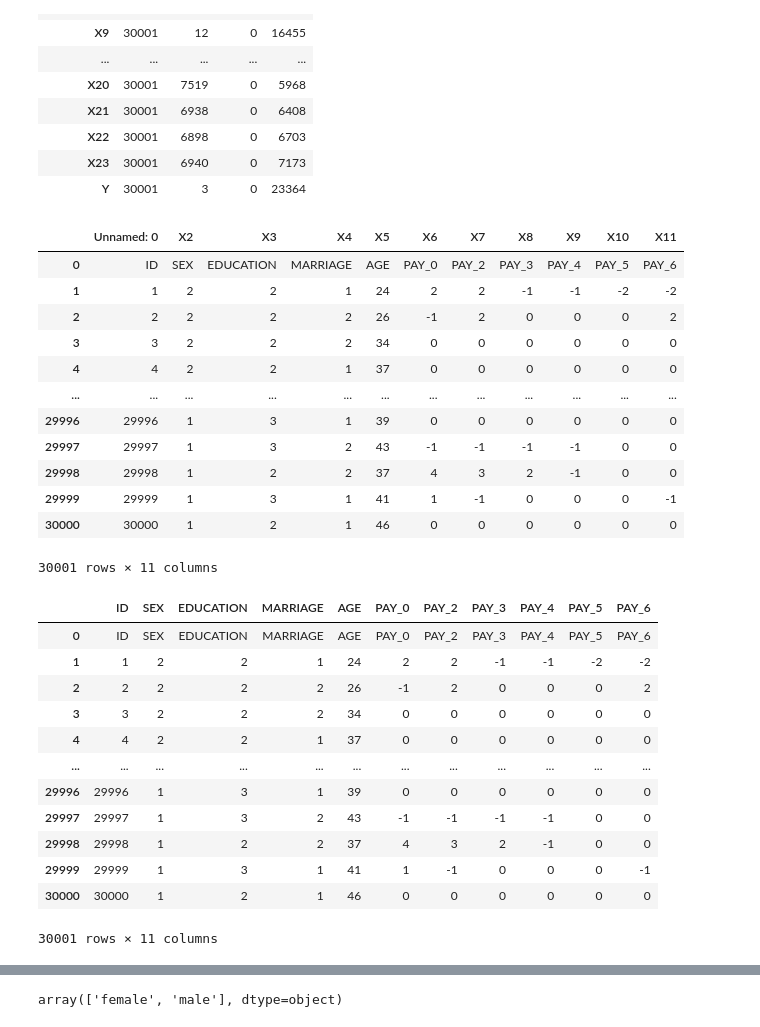
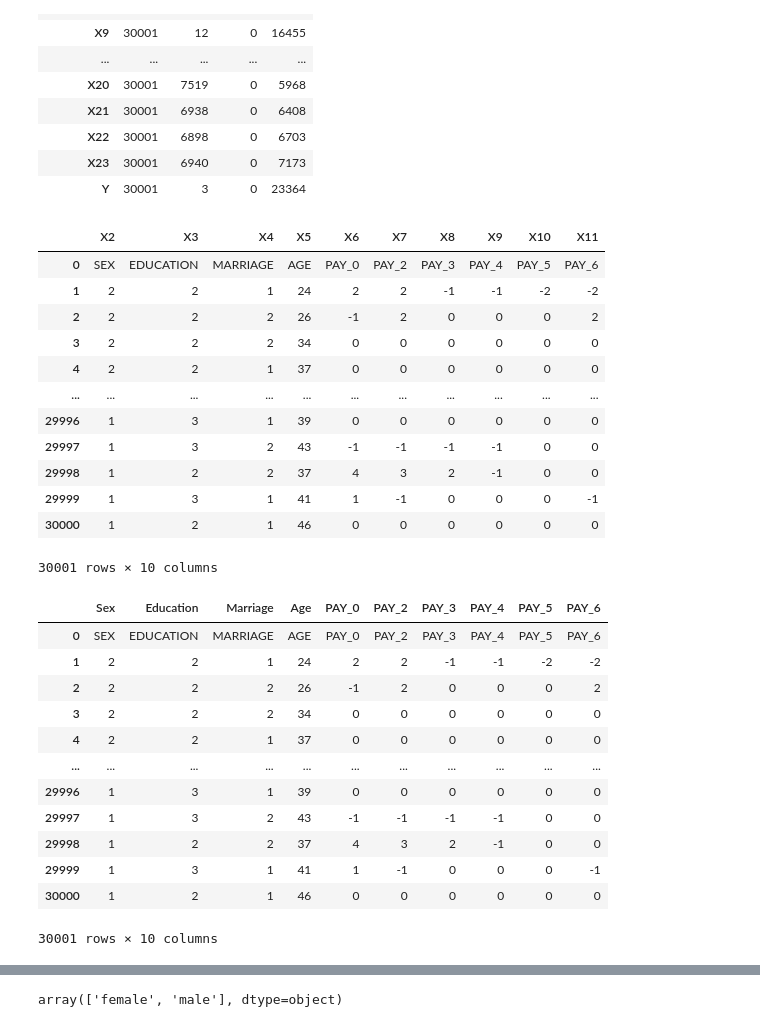
Before and after one commit to ubco-W2022T2-data301/project-group-group27, a Jupyter notebook: analysis/analysis_Remy.ipynb, the cells around one changed output, grey strips where cells are left out. Cells and saved outputs as stored; diff of their text form; code cells hidden in the pictures.

```diff
--- a/analysis/analysis_Remy.ipynb
+++ b/analysis/analysis_Remy.ipynb
@@ -95,40 +95,40 @@ df.describe().T
 | Y | 30001 | 3 | 0 | 23364 |
 # %%
 # Drop redudant variables
-df2=df.drop(['X1','X12','X13','X14','X15','X16','X17','X18','X19','X20','X21','X22','X23','Y'],axis=1)
+df2=df.drop(['Unnamed: 0','X1','X12','X13','X14','X15','X16','X17','X18','X19','X20','X21','X22','X23','Y'],axis=1)
 df2
 # %% [output]
-|  | Unnamed: 0 | X2 | X3 | X4 | X5 | X6 | X7 | X8 | X9 | X10 | X11 |
-| 0 | ID | SEX | EDUCATION | MARRIAGE | AGE | PAY_0 | PAY_2 | PAY_3 | PAY_4 | PAY_5 | PAY_6 |
-| 1 | 1 | 2 | 2 | 1 | 24 | 2 | 2 | -1 | -1 | -2 | -2 |
-| 2 | 2 | 2 | 2 | 2 | 26 | -1 | 2 | 0 | 0 | 0 | 2 |
-| 3 | 3 | 2 | 2 | 2 | 34 | 0 | 0 | 0 | 0 | 0 | 0 |
-| 4 | 4 | 2 | 2 | 1 | 37 | 0 | 0 | 0 | 0 | 0 | 0 |
-| ... | ... | ... | ... | ... | ... | ... | ... | ... | ... | ... | ... |
-| 29996 | 29996 | 1 | 3 | 1 | 39 | 0 | 0 | 0 | 0 | 0 | 0 |
-| 29997 | 29997 | 1 | 3 | 2 | 43 | -1 | -1 | -1 | -1 | 0 | 0 |
-| 29998 | 29998 | 1 | 2 | 2 | 37 | 4 | 3 | 2 | -1 | 0 | 0 |
-| 29999 | 29999 | 1 | 3 | 1 | 41 | 1 | -1 | 0 | 0 | 0 | -1 |
-| 30000 | 30000 | 1 | 2 | 1 | 46 | 0 | 0 | 0 | 0 | 0 | 0 |
+|  | X2 | X3 | X4 | X5 | X6 | X7 | X8 | X9 | X10 | X11 |
+| 0 | SEX | EDUCATION | MARRIAGE | AGE | PAY_0 | PAY_2 | PAY_3 | PAY_4 | PAY_5 | PAY_6 |
+| 1 | 2 | 2 | 1 | 24 | 2 | 2 | -1 | -1 | -2 | -2 |
+| 2 | 2 | 2 | 2 | 26 | -1 | 2 | 0 | 0 | 0 | 2 |
+| 3 | 2 | 2 | 2 | 34 | 0 | 0 | 0 | 0 | 0 | 0 |
+| 4 | 2 | 2 | 1 | 37 | 0 | 0 | 0 | 0 | 0 | 0 |
+| ... | ... | ... | ... | ... | ... | ... | ... | ... | ... | ... |
+| 29996 | 1 | 3 | 1 | 39 | 0 | 0 | 0 | 0 | 0 | 0 |
+| 29997 | 1 | 3 | 2 | 43 | -1 | -1 | -1 | -1 | 0 | 0 |
+| 29998 | 1 | 2 | 2 | 37 | 4 | 3 | 2 | -1 | 0 | 0 |
+| 29999 | 1 | 3 | 1 | 41 | 1 | -1 | 0 | 0 | 0 | -1 |
+| 30000 | 1 | 2 | 1 | 46 | 0 | 0 | 0 | 0 | 0 | 0 |
-30001 rows × 11 columns
+30001 rows × 10 columns
 # %%
 # Renaming the first index row to more reasonable name
-df3=df2.rename({'Unnamed: 0':'ID','X2':'SEX','X3':'EDUCATION','X4':'MARRIAGE','X5':'AGE','X6':'PAY_0','X7':'PAY_2','X8':'PAY_3','X9':'PAY_4','X10':'PAY_5','X11':'PAY_6',},axis='columns')
+df3=df2.rename({'X2':'Sex','X3':'Education','X4':'Marriage','X5':'Age','X6':'PAY_0','X7':'PAY_2','X8':'PAY_3','X9':'PAY_4','X10':'PAY_5','X11':'PAY_6',},axis='columns')
 df3
 # %% [output]
-|  | ID | SEX | EDUCATION | MARRIAGE | AGE | PAY_0 | PAY_2 | PAY_3 | PAY_4 | PAY_5 | PAY_6 |
-| 0 | ID | SEX | EDUCATION | MARRIAGE | AGE | PAY_0 | PAY_2 | PAY_3 | PAY_4 | PAY_5 | PAY_6 |
-| 1 | 1 | 2 | 2 | 1 | 24 | 2 | 2 | -1 | -1 | -2 | -2 |
-| 2 | 2 | 2 | 2 | 2 | 26 | -1 | 2 | 0 | 0 | 0 | 2 |
-| 3 | 3 | 2 | 2 | 2 | 34 | 0 | 0 | 0 | 0 | 0 | 0 |
-| 4 | 4 | 2 | 2 | 1 | 37 | 0 | 0 | 0 | 0 | 0 | 0 |
-| ... | ... | ... | ... | ... | ... | ... | ... | ... | ... | ... | ... |
-| 29996 | 29996 | 1 | 3 | 1 | 39 | 0 | 0 | 0 | 0 | 0 | 0 |
-| 29997 | 29997 | 1 | 3 | 2 | 43 | -1 | -1 | -1 | -1 | 0 | 0 |
-| 29998 | 29998 | 1 | 2 | 2 | 37 | 4 | 3 | 2 | -1 | 0 | 0 |
-| 29999 | 29999 | 1 | 3 | 1 | 41 | 1 | -1 | 0 | 0 | 0 | -1 |
-| 30000 | 30000 | 1 | 2 | 1 | 46 | 0 | 0 | 0 | 0 | 0 | 0 |
+|  | Sex | Education | Marriage | Age | PAY_0 | PAY_2 | PAY_3 | PAY_4 | PAY_5 | PAY_6 |
+| 0 | SEX | EDUCATION | MARRIAGE | AGE | PAY_0 | PAY_2 | PAY_3 | PAY_4 | PAY_5 | PAY_6 |
+| 1 | 2 | 2 | 1 | 24 | 2 | 2 | -1 | -1 | -2 | -2 |
+| 2 | 2 | 2 | 2 | 26 | -1 | 2 | 0 | 0 | 0 | 2 |
+| 3 | 2 | 2 | 2 | 34 | 0 | 0 | 0 | 0 | 0 | 0 |
+| 4 | 2 | 2 | 1 | 37 | 0 | 0 | 0 | 0 | 0 | 0 |
+| ... | ... | ... | ... | ... | ... | ... | ... | ... | ... | ... |
+| 29996 | 1 | 3 | 1 | 39 | 0 | 0 | 0 | 0 | 0 | 0 |
+| 29997 | 1 | 3 | 2 | 43 | -1 | -1 | -1 | -1 | 0 | 0 |
+| 29998 | 1 | 2 | 2 | 37 | 4 | 3 | 2 | -1 | 0 | 0 |
+| 29999 | 1 | 3 | 1 | 41 | 1 | -1 | 0 | 0 | 0 | -1 |
+| 30000 | 1 | 2 | 1 | 46 | 0 | 0 | 0 | 0 | 0 | 0 |
-30001 rows × 11 columns
+30001 rows × 10 columns
 # %%
 # Drop the duplicate column name row and reset the index
 df4=df3.iloc[1:].reset_index(drop=True)
```
Also changed, not shown: parts of 76 cells of this notebook, 1 other file.
